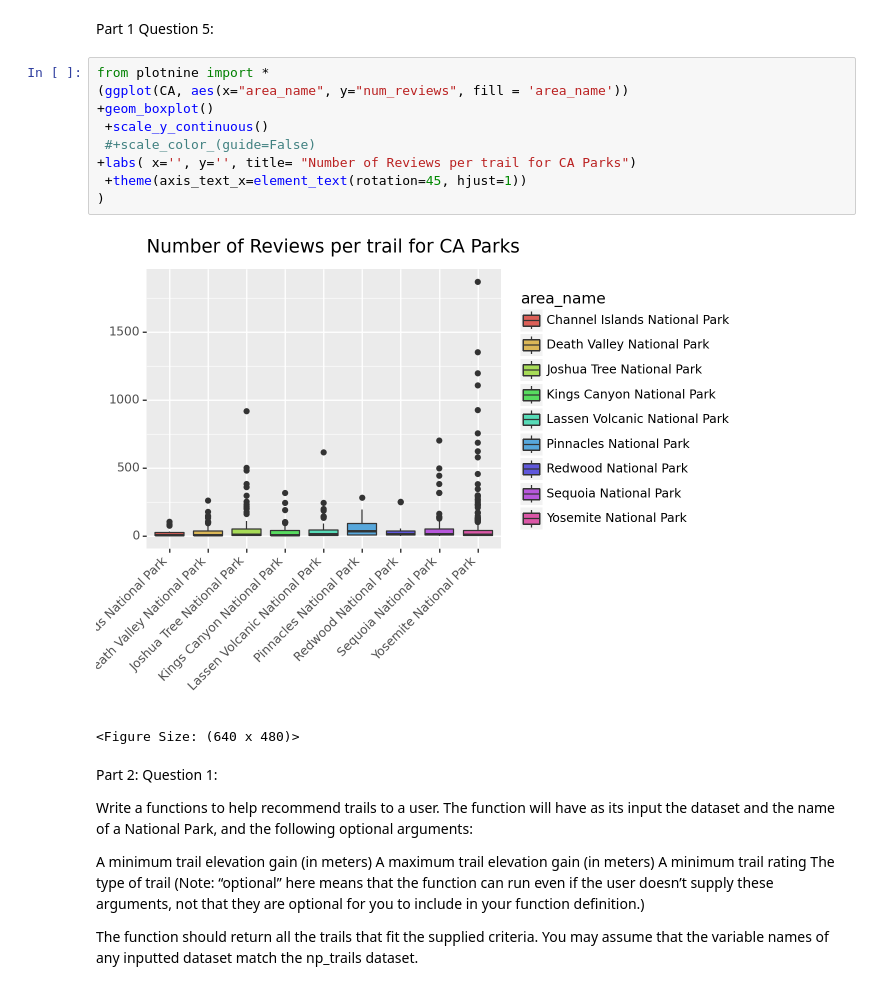
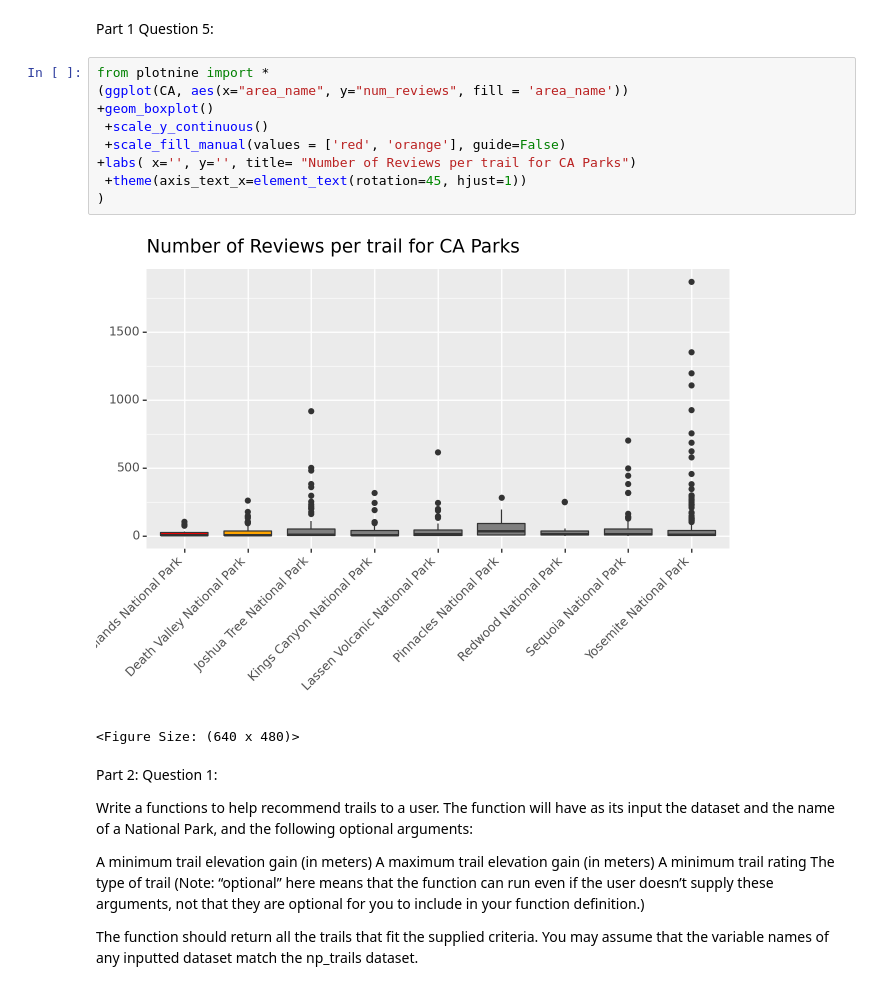
Before and after one commit to JakeLamb455/GSB544, a Jupyter notebook: Midterm Complete - Jake Lamb.ipynb, the cells around one changed output. Cells and saved outputs as stored; diff of their text form.

```diff
--- a/Midterm Complete - Jake Lamb.ipynb
+++ b/Midterm Complete - Jake Lamb.ipynb
@@ -90,14 +80,14 @@ Part 1 Question 5:
 # %%
 from plotnine import *
 (ggplot(CA, aes(x="area_name", y="num_reviews", fill = 'area_name'))
 +geom_boxplot()
  +scale_y_continuous()
- #+scale_color_(guide=False)
+ +scale_fill_manual(values = ['red', 'orange'], guide=False)
 +labs( x='', y='', title= "Number of Reviews per trail for CA Parks")
  +theme(axis_text_x=element_text(rotation=45, hjust=1))
 )
 # %% [output]
-[figure, old version]
+[figure, new version]
 <Figure Size: (640 x 480)>
 # %% [markdown]
 Part 2: Question 1:
```
Also changed, not shown: parts of 3 cells of this notebook, 3 other files.
